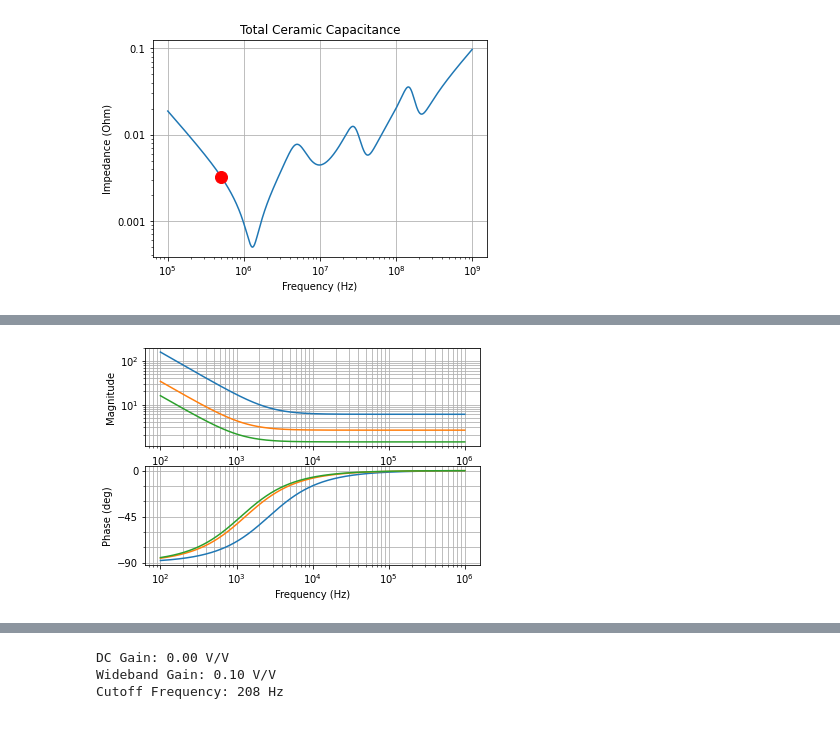
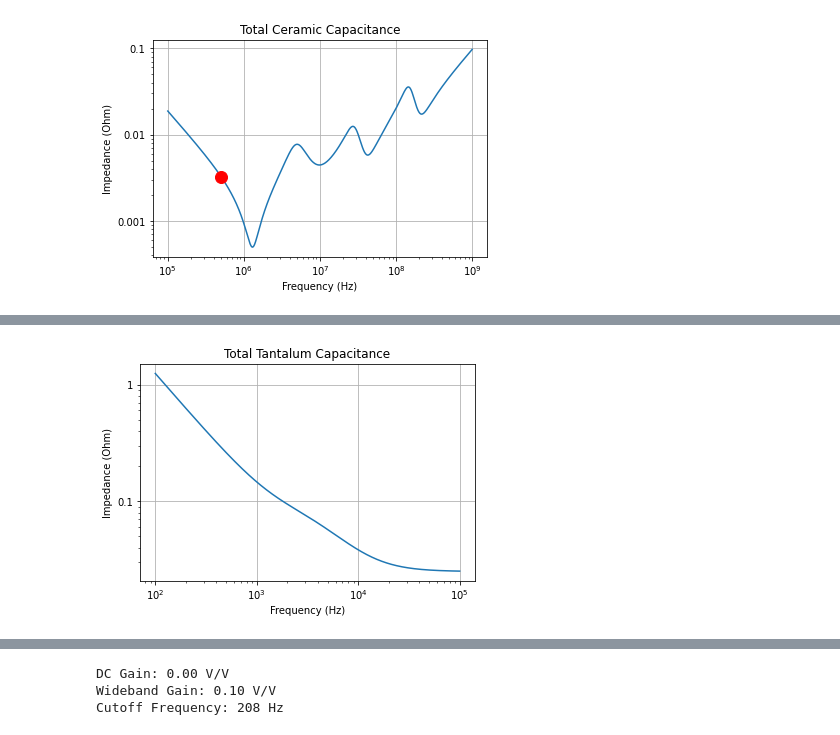
Before and after one commit to amosborne/buck-converter-stability, a Jupyter notebook: analysis.ipynb, the cells around one changed output, grey strips where cells are left out. Cells and saved outputs as stored; diff of their text form; code cells hidden in the pictures.

```diff
--- a/analysis.ipynb
+++ b/analysis.ipynb
@@ -144,0 +153,22 @@ cap100u = tantcap(100e-6, 1.4)  # TAJA107*004#NJ
+# %%
+cap47u = tantcap(47e-6, 500e-3)  # AVX TAJC476K016RNJ
+cap68u = tantcap(68e-6, 200e-3)  # AVX TPSC686K016R0200
+cap100u = tantcap(100e-6, 125e-3)  # AVX TPSD107K016R0125
+cap220u = tantcap(220e-6, 500e-3)  # KEMET T491X227K016AT
+# %%
+freq = np.logspace(2, 5, 1000)  # 100Hz to 100kHz
+
+z47u, _, _ = control.freqresp(cap47u, freq * math.tau)
+z68u, _, _ = control.freqresp(cap68u, freq * math.tau)
+z100u, _, _ = control.freqresp(cap100u, freq * math.tau)
+z220u, _, _ = control.freqresp(cap220u, freq * math.tau)
+
+plt.loglog(freq, z47u, label="47uF (AVX TAJ-C)")
+plt.loglog(freq, z68u, label="68uF (AVX TPS-C)")
+plt.loglog(freq, z100u, label="100uF (AVX TPS-D)")
+plt.loglog(freq, z220u, label="220uF (KEMET T491-X)")
+plt.legend()
+plt.xlabel("Frequency (Hz)")
+plt.ylabel("Impedance (Ohm)")
+plt.grid()
+plt.gca().yaxis.set_major_formatter(FormatStrFormatter("%g"))
@@ -145,6 +177,13 @@ cap100u = tantcap(100e-6, 1.4)  # TAJA107*004#NJ
 # %%
-mag, phase, omega = control.bode_plot(cap10u, omega_limits=(100, 1e6), Hz=True)
-mag, phase, omega = control.bode_plot(cap47u, omega_limits=(100, 1e6), Hz=True)
-mag, phase, omega = control.bode_plot(cap100u, omega_limits=(100, 1e6), Hz=True)
+final_tantcap = parz(cap220u / 4, cap100u / 4)
+
+zfinal_tantcap, _, _ = control.freqresp(final_tantcap, freq * math.tau)
+
+plt.loglog(freq, zfinal_tantcap)
+plt.xlabel("Frequency (Hz)")
+plt.ylabel("Impedance (Ohm)")
+plt.title("Total Tantalum Capacitance")
+plt.grid()
+plt.gca().yaxis.set_major_formatter(FormatStrFormatter("%g"))
 # %% [output]
-[figure, old version]
+[figure, new version]
```
Also changed, not shown: parts of 9 cells of this notebook.
